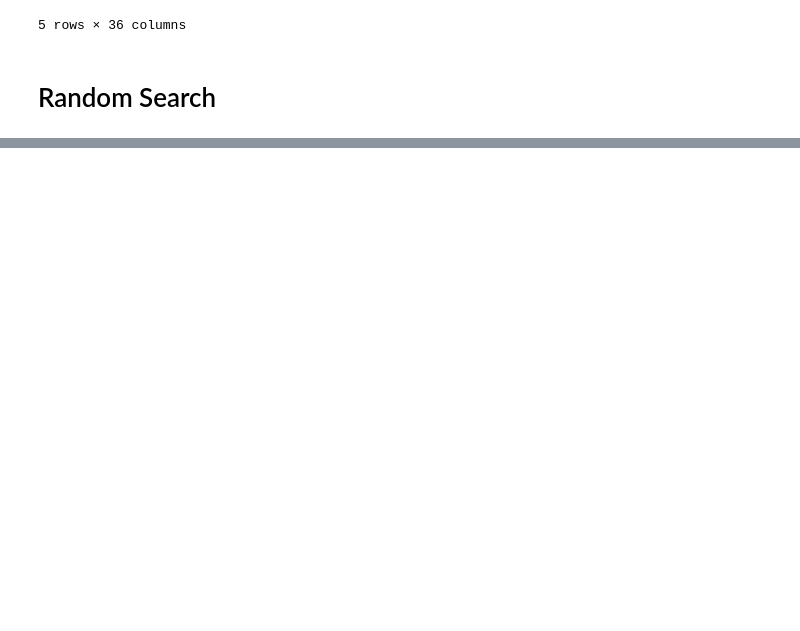
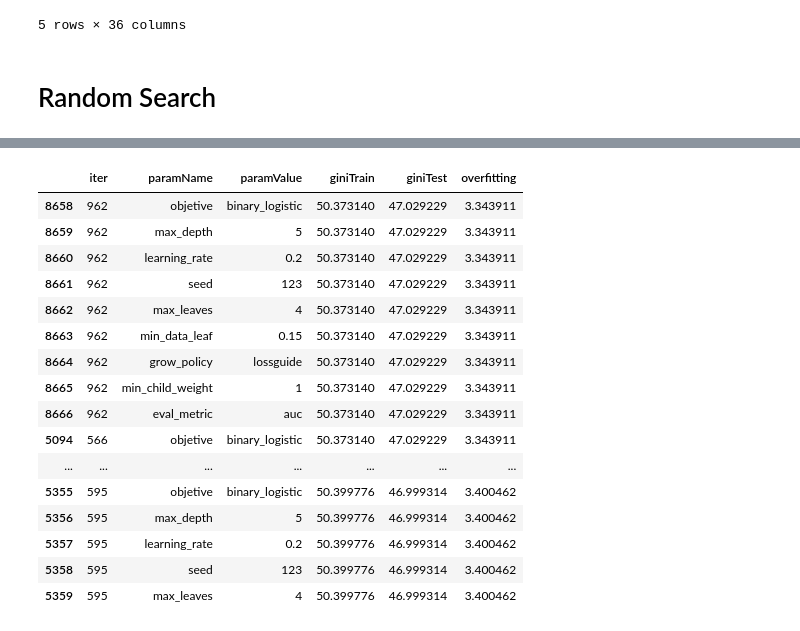
Before and after one commit to JCaballerot/Credit-Scoring, a Jupyter notebook: CreditScoring/Lab_ML_Automobile_Loan_Default.ipynb, the cells around one changed output, grey strips where cells are left out. Drawn from its saved outputs; the diff is of its cells as text; code cells hidden in the pictures; blank space fills up the shorter version.

```diff
--- a/CreditScoring/Lab_ML_Automobile_Loan_Default.ipynb
+++ b/CreditScoring/Lab_ML_Automobile_Loan_Default.ipynb
@@ -530,3 +558,25 @@ pddf.sort_values('overfitting')
+# %%
+pddf = pd.read_csv("HyperParamSearch.csv")
+pddf['overfitting'] = pddf.giniTrain - pddf.giniTest
+pddf.loc[pddf.overfitting < 5].sort_values(['giniTest', 'iter'], ascending=False).head(50)
+# %% [output]
+|  | iter | paramName | paramValue | giniTrain | giniTest | overfitting |
+| 8658 | 962 | objetive | binary_logistic | 50.373140 | 47.029229 | 3.343911 |
+| 8659 | 962 | max_depth | 5 | 50.373140 | 47.029229 | 3.343911 |
+| 8660 | 962 | learning_rate | 0.2 | 50.373140 | 47.029229 | 3.343911 |
+| 8661 | 962 | seed | 123 | 50.373140 | 47.029229 | 3.343911 |
+| 8662 | 962 | max_leaves | 4 | 50.373140 | 47.029229 | 3.343911 |
+| 8663 | 962 | min_data_leaf | 0.15 | 50.373140 | 47.029229 | 3.343911 |
+| 8664 | 962 | grow_policy | lossguide | 50.373140 | 47.029229 | 3.343911 |
+| 8665 | 962 | min_child_weight | 1 | 50.373140 | 47.029229 | 3.343911 |
+| 8666 | 962 | eval_metric | auc | 50.373140 | 47.029229 | 3.343911 |
+| 5094 | 566 | objetive | binary_logistic | 50.373140 | 47.029229 | 3.343911 |
+| ... | ... | ... | ... | ... | ... | ... |
+| 5355 | 595 | objetive | binary_logistic | 50.399776 | 46.999314 | 3.400462 |
+| 5356 | 595 | max_depth | 5 | 50.399776 | 46.999314 | 3.400462 |
+| 5357 | 595 | learning_rate | 0.2 | 50.399776 | 46.999314 | 3.400462 |
+| 5358 | 595 | seed | 123 | 50.399776 | 46.999314 | 3.400462 |
+| 5359 | 595 | max_leaves | 4 | 50.399776 | 46.999314 | 3.400462 |
 # %%
 pdResults = pdResults[~pdResults.paramName.isin(['objective', 'eval_metric', 'eta'])]
 set(pdResults['paramName'])
```
Also changed, not shown: parts of 5 cells of this notebook.
